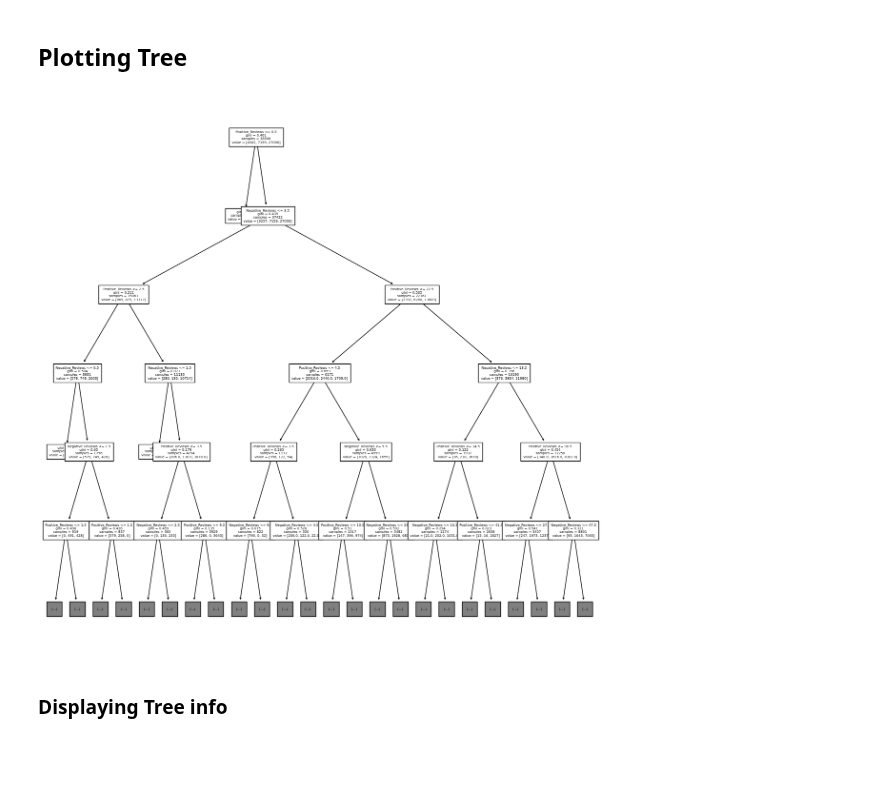
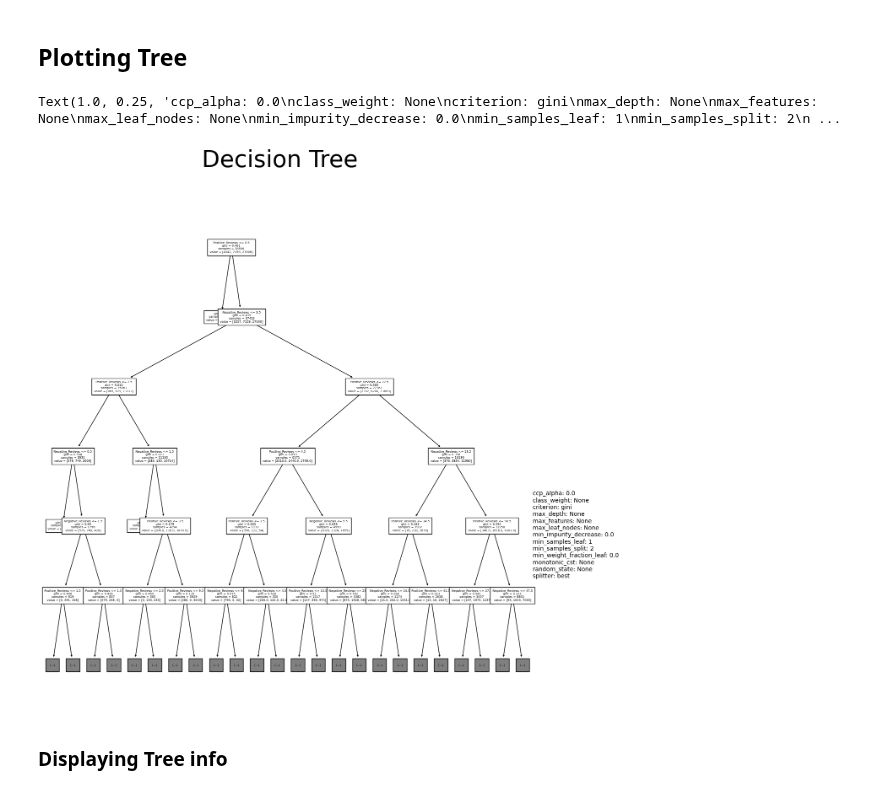
Before and after one commit to Aryan-ki-codepanti/steam-games-data-analysis, a Jupyter notebook: data-mining/Decision_Tree/main.ipynb, the cells around one changed output. Drawn from its saved outputs; the diff is of its cells as text; code cells hidden in the pictures; blank space fills up the shorter version.

Commit message:
Added Decision Tree Pics

```diff
--- a/data-mining/Decision_Tree/main.ipynb
+++ b/data-mining/Decision_Tree/main.ipynb
@@ -77,9 +77,13 @@ array([[ 1666,   233,   224],
 # %%
 fig=tree.plot_tree(dt,max_depth=5, feature_names=dt.feature_names_in_,
                    fontsize=5)[0].figure
 fig.set_size_inches(15, 15)
+fig.suptitle("Decision Tree", fontsize=40)
+hp_text = '\n'.join(f"{k}: {v}" for k, v in dt.get_params().items())
+fig.text(1.0, 0.25, hp_text, transform=fig.gca().transAxes)
 # %% [output]
+Text(1.0, 0.25, 'ccp_alpha: 0.0\nclass_weight: None\ncriterion: gini\nmax_depth: None\nmax_features: None\nmax_leaf_nodes: None\nmin_impurity_decrease: 0.0\nmin_samples_leaf: 1\nmin_samples_split: 2\n ...
-[figure, old version]
+[figure, new version]
 # %% [markdown]
 ### Displaying  Tree info
 # %%
```
Also changed, not shown: parts of 3 cells of this notebook, 3 other files.
